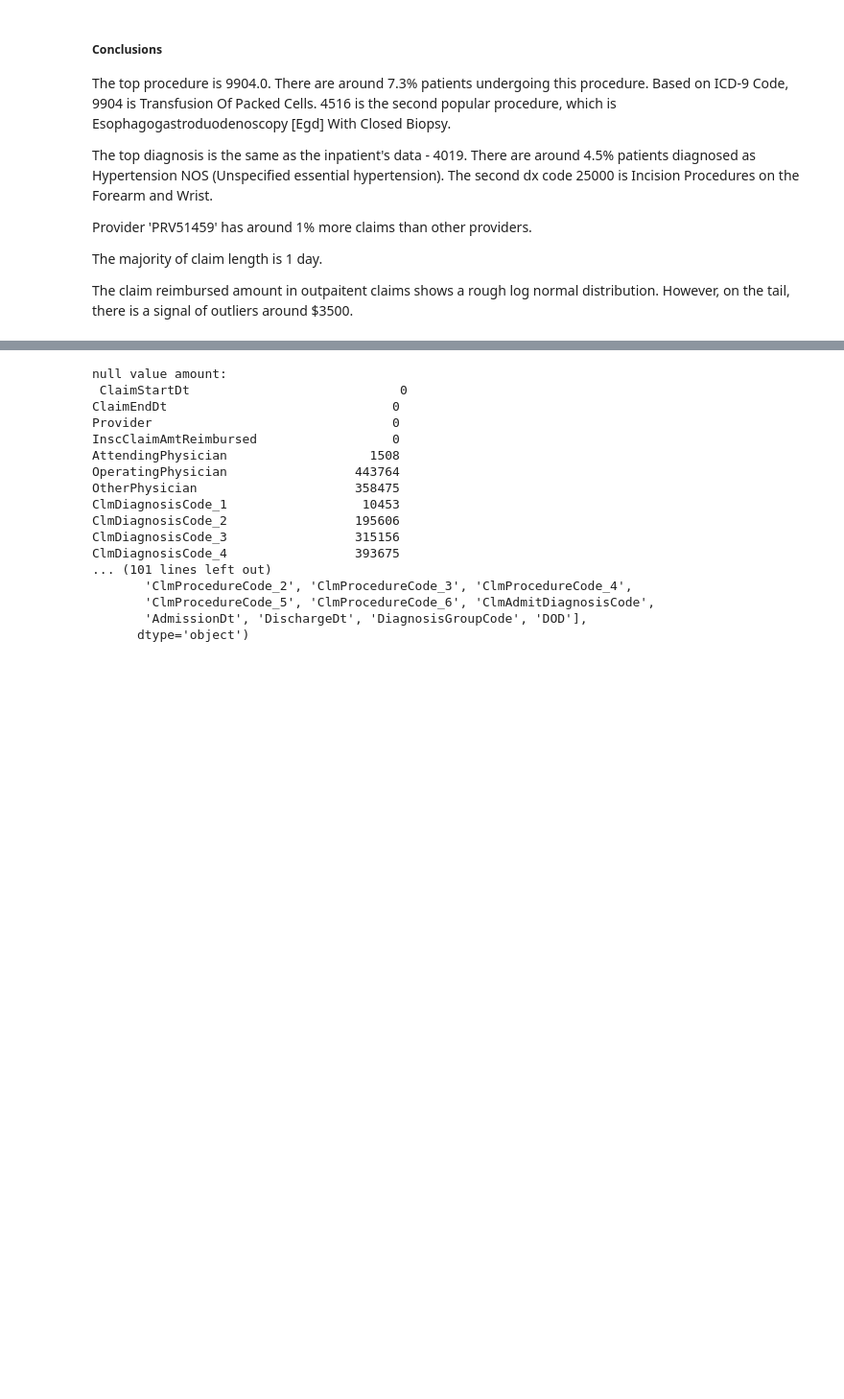
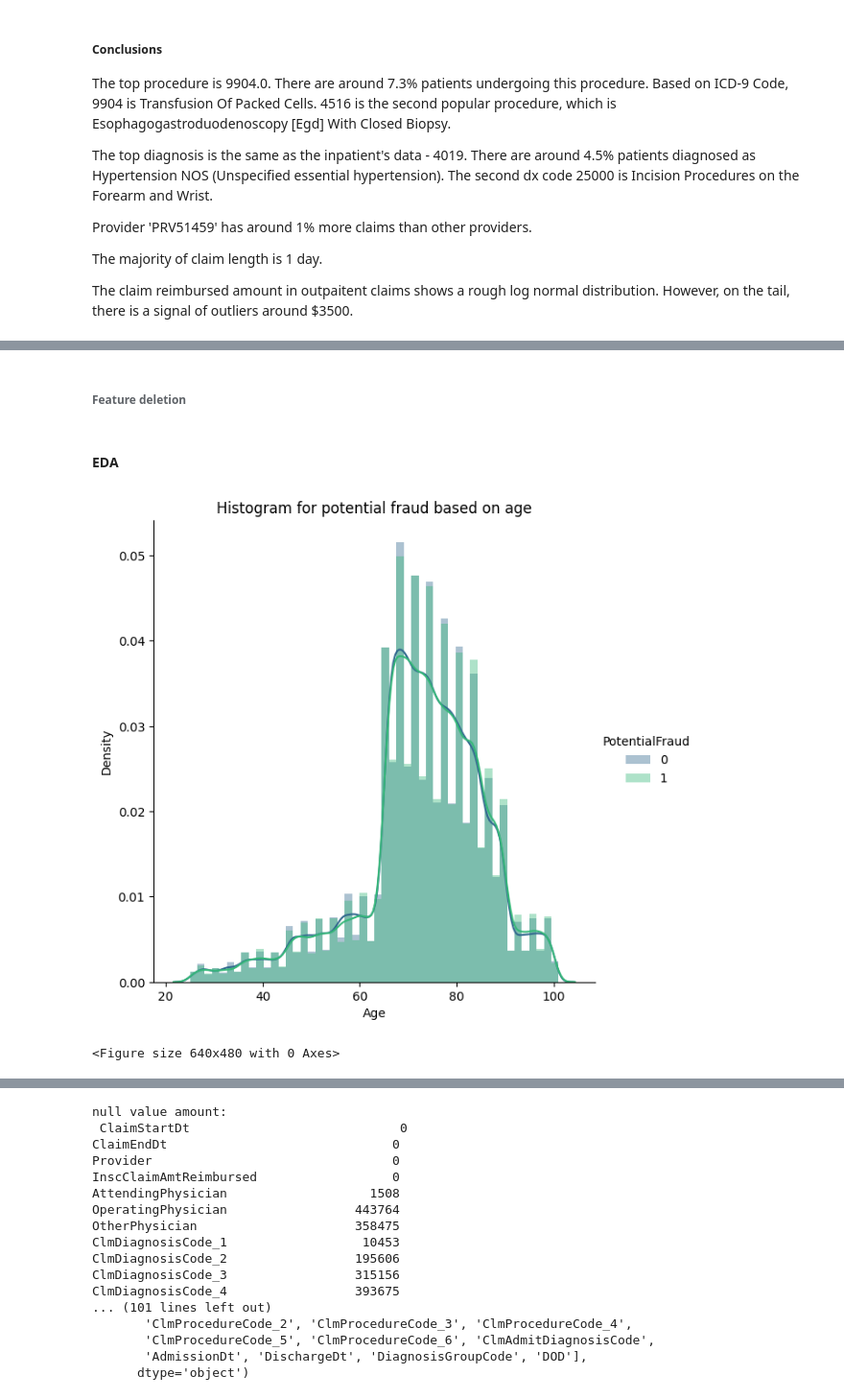
Before and after one commit to yingliu1206/Fraud-detection-In-Health-Care, a Jupyter notebook: code.ipynb, the cells around one changed output, grey strips where cells are left out. Shown at 96% size. Drawn from its saved outputs; the diff is of its cells as text; code cells hidden in the pictures; blank space fills up the shorter version.

```diff
--- a/code.ipynb
+++ b/code.ipynb
@@ -382,0 +515,18 @@ ClmDiagnosisCode_4                 393675
+# %% [markdown]
+###### Feature deletion
+# %%
+# Drop irrelevant columns
+df = df.drop(['BeneID', 'ClaimID', 'DOB', 'DOD', 'DischargeDt', 'AdmissionDt'], axis = 1)
+# %% [markdown]
+#### EDA
+# %%
+# sns.distplot(df['Age'])
+# plt.title('Histogram for Age')
+#plotting age
+sns.FacetGrid(df, hue="PotentialFraud" , height=6, palette='viridis').map(sns.distplot, "Age",).add_legend()
+plt.title('Histogram for potential fraud based on age')
+plt.show()
+plt.tight_layout()
+# %% [output]
+[figure, added]
+<Figure size 640x480 with 0 Axes>
```
Also changed, not shown: parts of 31 cells of this notebook.
